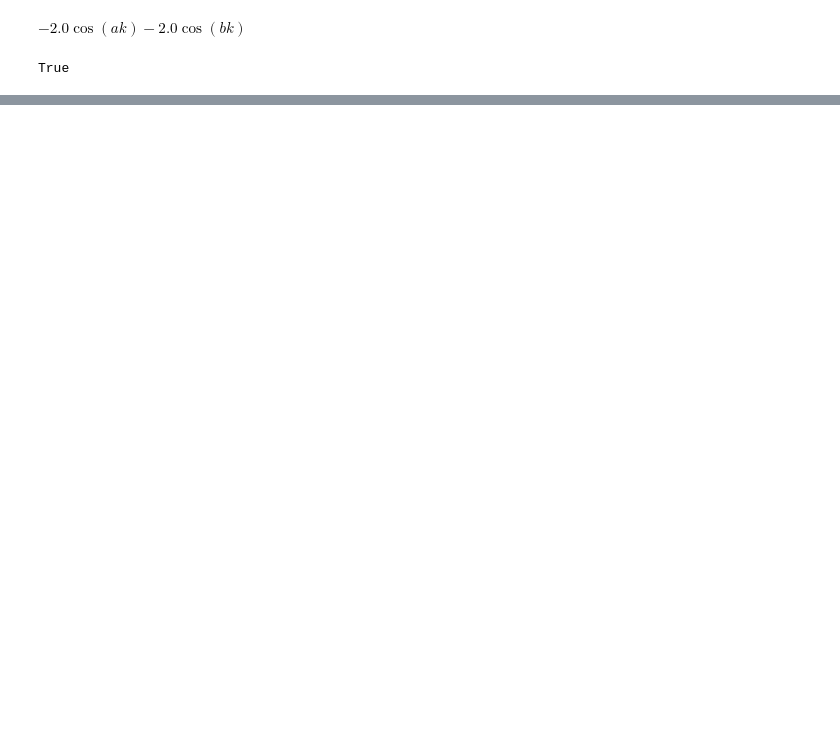
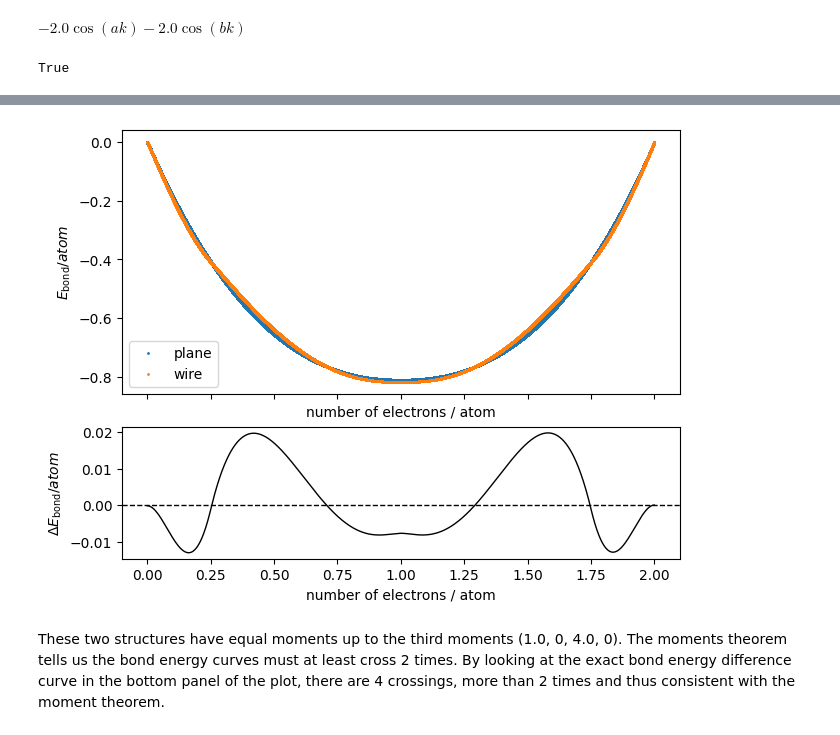
Before and after one commit to chiang-yuan/cyclone, a Jupyter notebook: qm/basics/dos.ipynb, the cells around one changed output, grey strips where cells are left out. Cells and saved outputs as stored; diff of their text form; code cells hidden in the pictures; blank space fills up the shorter version.

```diff
--- a/qm/basics/dos.ipynb
+++ b/qm/basics/dos.ipynb
@@ -372,3 +340,58 @@ We can see that the shapes and characteristics of the density of states look dif
+# %%
+
+with plt.style.context('default'):
+
+    LINE_WIDTH = 1
+
+    fig, ax = plt.subplot_mosaic("""
+                                 a
+                                 b
+                                 """,
+                                 sharex=True,
+                                 height_ratios=[1, 0.5],
+                                 constrained_layout=True)
+
+
+
+
+    iax = 'a'
+
+    beplane = np.cumsum(np.sort(KES_plane))/KES_plane.shape[0]
+    xplane = np.linspace(0, 2, beplane.shape[0])
+
+    ax[iax].plot(xplane, beplane, 'o', label='plane', lw=LINE_WIDTH, ms=LINE_WIDTH)
+
+    bewire = np.cumsum(np.sort(KES_wire))/KES_wire.shape[0]
+    xwire = np.linspace(0, 2, bewire.shape[0])
+
+    ax[iax].plot(xwire, bewire, 'o', label='wire', lw=LINE_WIDTH, ms=LINE_WIDTH)
+
+    ax[iax].legend()
+    ax[iax].set(
+        xlabel='number of electrons / atom',
+        ylabel='$E_\\text{bond} / atom$'
+    )
+
+    iax = 'b'
+
+    X = np.linspace(0, 2, int(1e3))
+    beplane = np.interp(X, xplane, beplane)
+    bewire = np.interp(X, xwire, bewire)
+
+    ax[iax].plot(X, bewire - beplane, '-k', lw=LINE_WIDTH)
+    ax[iax].axhline(0, ls='--', c='k', lw=LINE_WIDTH)
+    # ax[iax].plot(ne, bewire, label='wire', lw=LINE_WIDTH)
+
+    ax[iax].set(
+        xlabel='number of electrons / atom',
+        ylabel='$\\Delta E_\\text{bond} / atom$'
+    )
+
+    plt.show()
+# %% [output]
+[figure, added]
+# %% [markdown]
+These two structures have equal moments up to the third moments (1.0, 0, 4.0, 0). The moments theorem tells us the bond energy curves must at least cross 2 times. By looking at the exact bond energy difference curve in the bottom panel of the plot, there are 4 crossings, more than 2 times and thus consistent with the moment theorem.
 # %%
 
 
```
Also changed, not shown: parts of 24 cells of this notebook, 3 other files.
